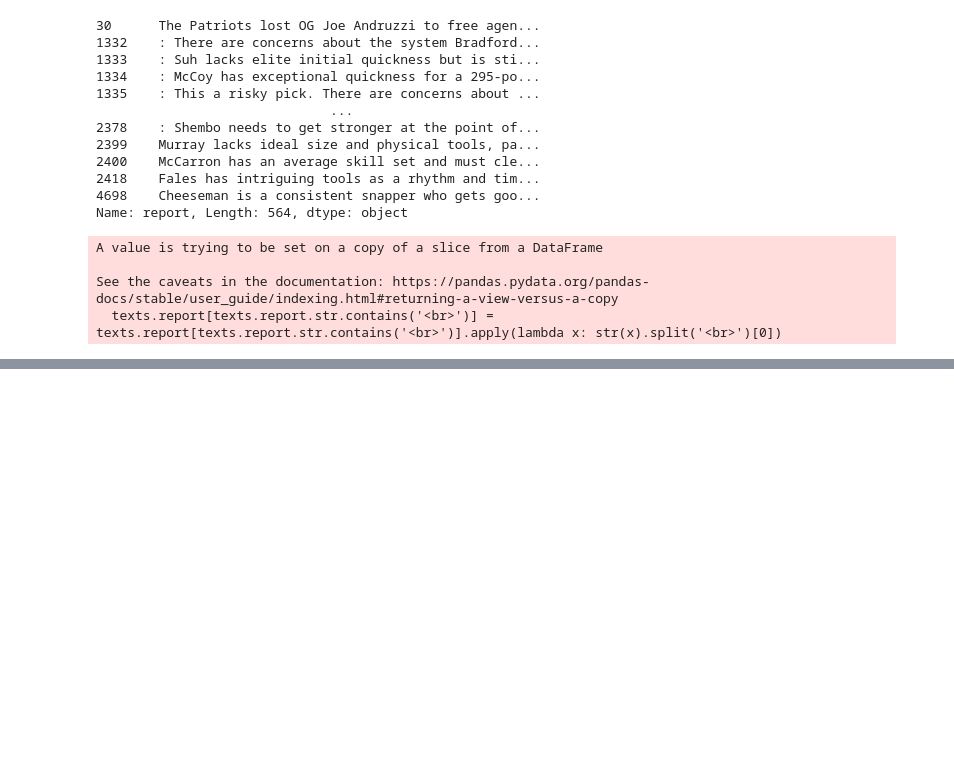
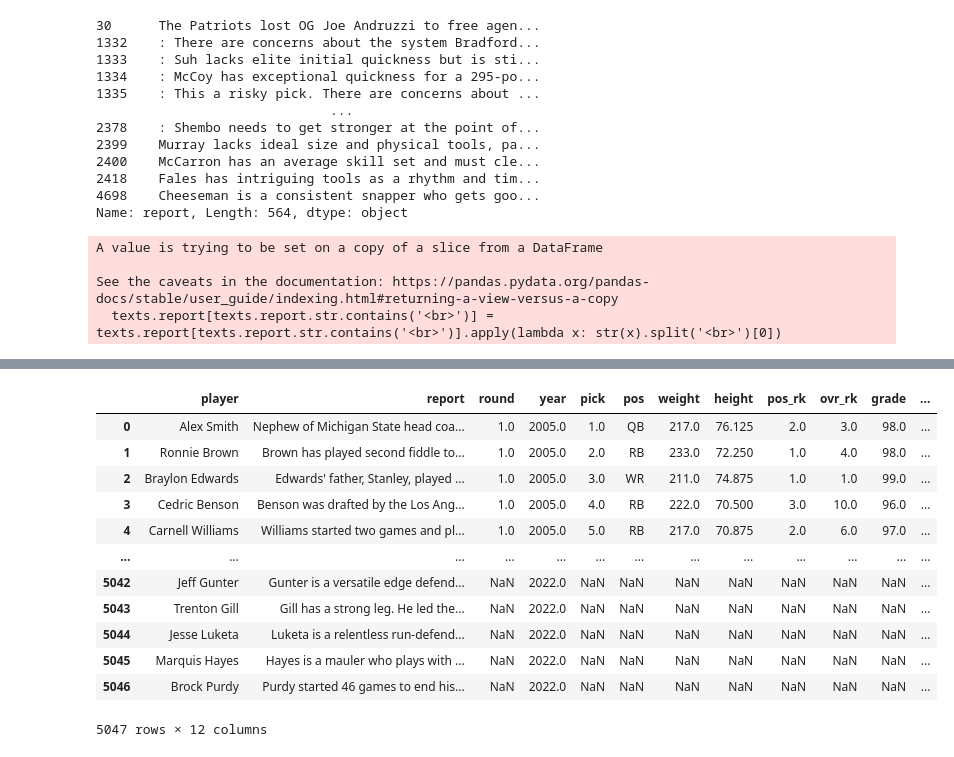
Before and after one commit to jpalgon/Draft_Scouting, a Jupyter notebook: Data Cleaning.ipynb, the cells around one changed output, grey strips where cells are left out. Drawn from its saved outputs; the diff is of its cells as text; code cells hidden in the pictures; blank space fills up the shorter version.

```diff
--- a/Data Cleaning.ipynb
+++ b/Data Cleaning.ipynb
@@ -248,0 +345,2 @@ texts.report[texts.report.str.contains('<p>')][3804]
+# %%
+texts.report[texts.report.str.contains('<strong>')] = texts.report[texts.report.str.contains('<strong>')].apply(lambda x: str(x).replace('<strong>',""))
@@ -248,0 +352,2 @@ texts.report[texts.report.str.contains('<p>')][3804]
+# %%
+texts.report[texts.report.str.contains('</p')] = texts.report[texts.report.str.contains('</p')].apply(lambda x: str(x).replace('</p',""))
@@ -281,0 +370,20 @@ cv.get_feature_names_out()
+# %%
+report = texts[['player_name_x','report','round','draft_year','overall','pos_abbr_x','weight_x','height_x','pos_rk_x','ovr_rk_x','grade_x','school_x']]
+# %%
+report.columns=['player','report','round','year','pick','pos','weight','height','pos_rk','ovr_rk','grade','school']
+# %%
+report
+# %% [output]
+|  | player | report | round | year | pick | pos | weight | height | pos_rk | ovr_rk | grade | ... |
+| 0 | Alex Smith | Nephew of Michigan State head coa... | 1.0 | 2005.0 | 1.0 | QB | 217.0 | 76.125 | 2.0 | 3.0 | 98.0 | ... |
+| 1 | Ronnie Brown | Brown has played second fiddle to... | 1.0 | 2005.0 | 2.0 | RB | 233.0 | 72.250 | 1.0 | 4.0 | 98.0 | ... |
+| 2 | Braylon Edwards | Edwards' father, Stanley, played ... | 1.0 | 2005.0 | 3.0 | WR | 211.0 | 74.875 | 1.0 | 1.0 | 99.0 | ... |
+| 3 | Cedric Benson | Benson was drafted by the Los Ang... | 1.0 | 2005.0 | 4.0 | RB | 222.0 | 70.500 | 3.0 | 10.0 | 96.0 | ... |
+| 4 | Carnell Williams | Williams started two games and pl... | 1.0 | 2005.0 | 5.0 | RB | 217.0 | 70.875 | 2.0 | 6.0 | 97.0 | ... |
+| ... | ... | ... | ... | ... | ... | ... | ... | ... | ... | ... | ... | ... |
+| 5042 | Jeff Gunter | Gunter is a versatile edge defend... | NaN | 2022.0 | NaN | NaN | NaN | NaN | NaN | NaN | NaN | ... |
+| 5043 | Trenton Gill | Gill has a strong leg. He led the... | NaN | 2022.0 | NaN | NaN | NaN | NaN | NaN | NaN | NaN | ... |
+| 5044 | Jesse Luketa | Luketa is a relentless run-defend... | NaN | 2022.0 | NaN | NaN | NaN | NaN | NaN | NaN | NaN | ... |
+| 5045 | Marquis Hayes | Hayes is a mauler who plays with ... | NaN | 2022.0 | NaN | NaN | NaN | NaN | NaN | NaN | NaN | ... |
+| 5046 | Brock Purdy | Purdy started 46 games to end his... | NaN | 2022.0 | NaN | NaN | NaN | NaN | NaN | NaN | NaN | ... |
+5047 rows × 12 columns
```
Also changed, not shown: parts of 34 cells of this notebook, 4 other files.
